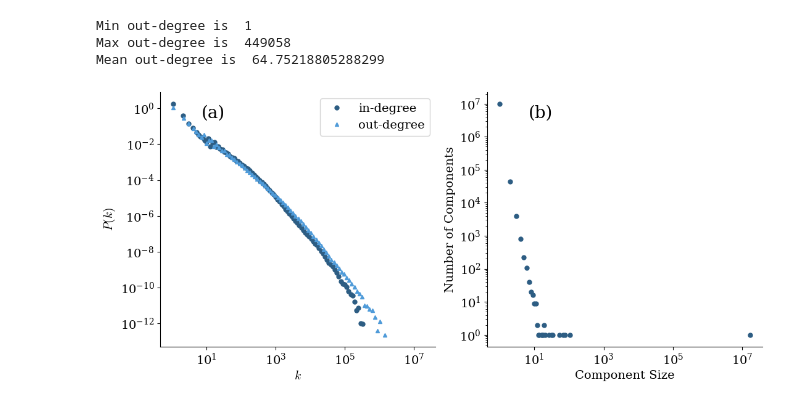
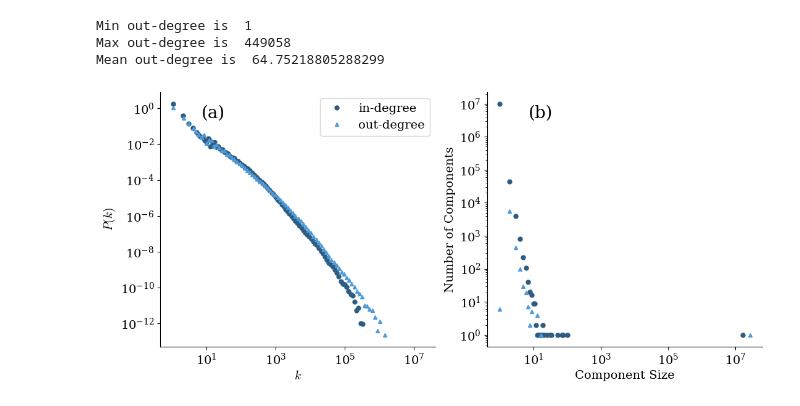
Before and after one commit to nwlandry/a-blue-start, a Jupyter notebook: plot_network_stats.ipynb, the cells around one changed output. Drawn from its saved outputs; the diff is of its cells as text; code cells hidden in the pictures.

Commit message:
update data and plots

```diff
--- a/plot_network_stats.ipynb
+++ b/plot_network_stats.ipynb
@@ -10,6 +10,10 @@ fs.set_fonts()
 colors = ["#2d5d83", "#4f9bd9", "#077187", "#3dfaff", "#8b888e"]
 # %%
 sccs = np.loadtxt("data/follows_sccs.csv.gz", dtype=int)
-component_sizes, component_numbers = np.unique(sccs, return_counts=True)
-print(max(component_sizes))
+scc_sizes, scc_numbers = np.unique(sccs, return_counts=True)
+print(max(scc_sizes))
+
+wccs = np.loadtxt("data/follows_wccs.csv.gz", dtype=int)
+wcc_sizes, wcc_numbers = np.unique(wccs, return_counts=True)
+print(max(wcc_sizes))
 # %% [output]
@@ -56,32 +61,33 @@ hist, bin_edges = np.histogram(
     in_degree,
     bins=np.logspace(np.log10(in_degree.min()), np.log10(in_degree.max()), 100),
     density=True,
 )
 bin_centers = [
     (bin_edges[ix] + bin_edges[ix + 1]) / 2 for ix in range(len(bin_edges) - 1)
 ]
 plt.plot(bin_centers, hist, "^", color=colors[1], markersize=5, label="out-degree")
 plt.xscale("log")
 plt.yscale("log")
 
 plt.xlabel(r"$k$")
 plt.ylabel(r"$P(k)$")
 plt.legend()
 sns.despine()
 
 
 plt.subplot(122)
 ax = plt.gca()
 plt.text(0.15, 0.9, "(b)", fontsize=20, transform=ax.transAxes)
 
-plt.plot(component_sizes, component_numbers, "o", markersize=5, color=colors[0])
+plt.plot(scc_sizes, scc_numbers, "o", markersize=5, color=colors[0])
+plt.plot(wcc_sizes, wcc_numbers, "^", markersize=5, color=colors[1])
 plt.xscale("log")
 plt.yscale("log")
 sns.despine()
 plt.xlabel("Component Size")
 plt.ylabel("Number of Components")
 
 plt.tight_layout()
 plt.savefig("figures/following_network_stats.pdf", dpi=1000)
 # %% [output]
-[figure, old version]
+[figure, new version]
```
Also changed, not shown: parts of 1 cell of this notebook, 3 other files.
